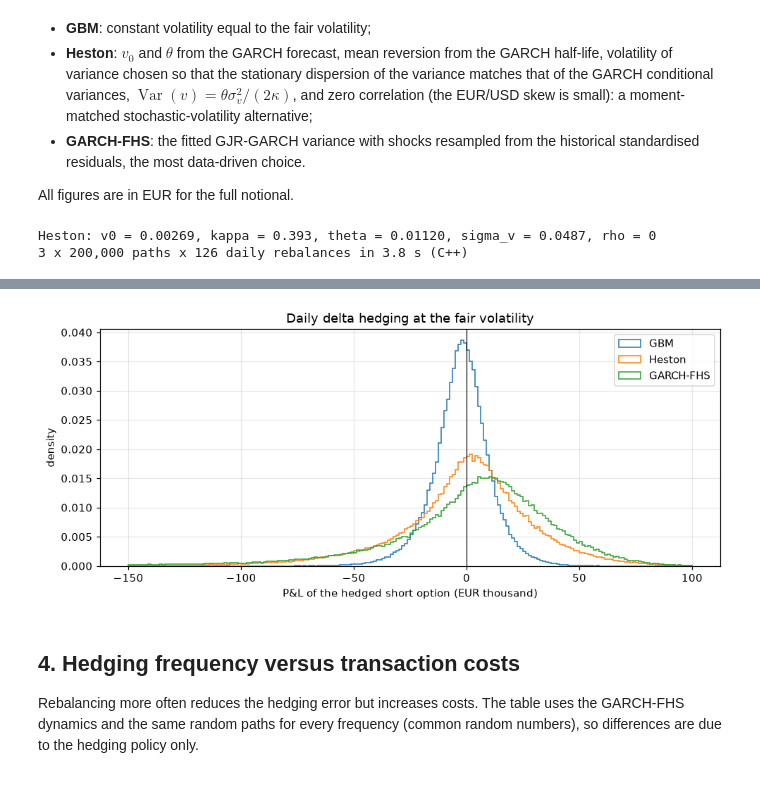
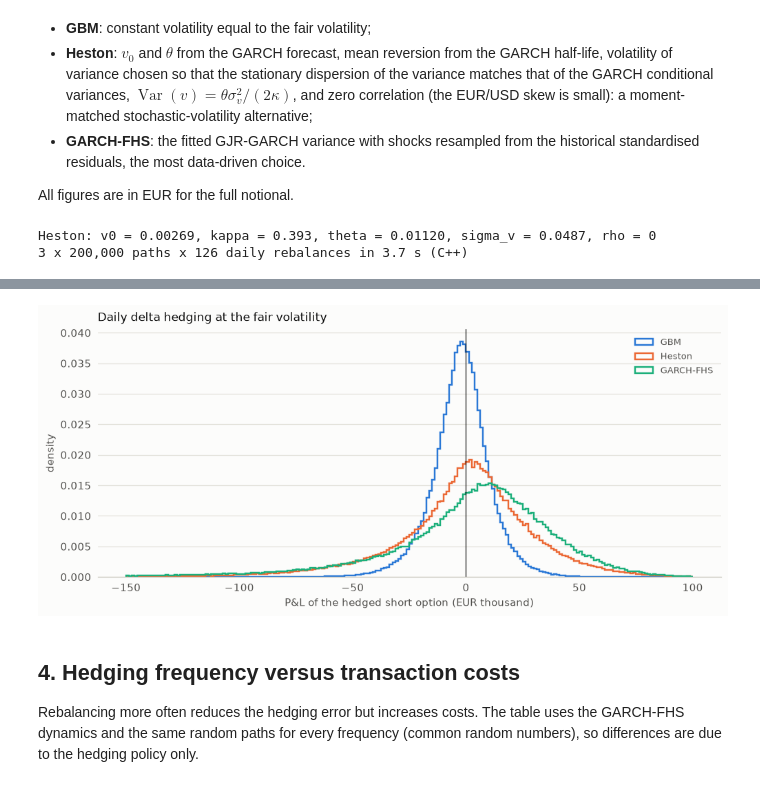
Before and after one commit to paolo993788/Quantitative-finance, a Jupyter notebook: notebooks/case_studies/fx_option_desk_hedging.ipynb, the cells around one changed output, grey strips where cells are left out. Saved outputs shown, nothing was run; the diff lists cells and outputs as text; code cells hidden in the pictures.

```diff
--- a/notebooks/case_studies/fx_option_desk_hedging.ipynb
+++ b/notebooks/case_studies/fx_option_desk_hedging.ipynb
@@ -52,7 +52,8 @@ OUTPUT_DIR = ROOT / "outputs" / "fx_option_desk"
 OUTPUT_DIR.mkdir(parents=True, exist_ok=True)
 
 pd.set_option("display.float_format", lambda x: f"{x:,.4f}")
-plt.rcParams.update({"figure.dpi": 110, "axes.grid": True, "grid.alpha": 0.3})
+from quant_engine.figstyle import MUTED, NEGATIVE, SERIES, notebook_style, ordinal_colors
+notebook_style()   # validated palette, recessive grid, constrained layout (see figstyle.py)
 print(f"quant_engine {quant_engine.__version__} | data mode: {DATA_MODE} | threads: {os.cpu_count()}")
 # %% [output]
 quant_engine 0.1.0 | data mode: official | threads: 4
@@ -161,37 +162,36 @@ vol_of_var = float(np.sqrt(2 * kappa * annual_var.var() / theta))
 heston_params = (var_next * 252 / 1e4, kappa, theta, vol_of_var, 0.0)
 print(f"Heston: v0 = {heston_params[0]:.5f}, kappa = {kappa:.3f}, theta = {theta:.5f}, sigma_v = {vol_of_var:.4f}, rho = 0")
 drift_pct = 100 * (r_usd - r_eur) / 252   # daily drift in percent, consistent with the other two models
 garch_params = (drift_pct, p["omega"], p["alpha"], p["gamma"], p["beta"], var_next)
 common = dict(S0=spot, K=strike, T=T, r_dom=r_usd, r_for=r_eur, sigma_price=fair_vol, sigma_hedge=fair_vol,
               n_steps=TENOR_DAYS, rebalance_every=1, cost_rate=COST_RATE, mu=r_usd - r_eur, n_paths=N_PATHS, seed=SEED)
 scale = NOTIONAL_EUR / spot     # USD per EUR of notional -> EUR for the full notional
 t0 = time.perf_counter()
 runs = {
     "GBM": hedging.simulate(**common, dynamics="gbm", sigma=fair_vol),
     "Heston": hedging.simulate(**common, dynamics="heston", heston=heston_params),
     "GARCH-FHS": hedging.simulate(**common, dynamics="garch_fhs", garch=garch_params, residuals=z),
 }
 print(f"3 x {N_PATHS:,} paths x {TENOR_DAYS} daily rebalances in {time.perf_counter() - t0:.1f} s (C++)")
 models = hedging.comparison_table(runs, scale)
 money = ["premium", "mean", "std. dev.", "MC s.e.", "VaR 95%", "VaR 99%", "ES 97.5%", "mean costs"]
 display(models[money].round(0).join(models[["P(loss)"]].round(3)))
 
 fig, ax = plt.subplots(figsize=(9, 4))
 for label, out in runs.items():
-    ax.hist(out["pnl"] * scale / 1e3, bins=200, range=(-150, 100), histtype="step", density=True, label=label)
+    ax.hist(out["pnl"] * scale / 1e3, bins=200, range=(-150, 100), histtype="step", lw=1.6, density=True, label=label)
 ax.axvline(0, color="k", lw=0.8)
 ax.set(xlabel="P&L of the hedged short option (EUR thousand)", ylabel="density", title="Daily delta hedging at the fair volatility")
 ax.legend()
-fig.tight_layout()
 fig.savefig(OUTPUT_DIR / "pnl_by_model.png", dpi=150)
 # %% [output]
 Heston: v0 = 0.00269, kappa = 0.393, theta = 0.01120, sigma_v = 0.0487, rho = 0
-3 x 200,000 paths x 126 daily rebalances in 3.8 s (C++)
+3 x 200,000 paths x 126 daily rebalances in 3.7 s (C++)
 |  | premium | mean | std. dev. | MC s.e. | VaR 95% | VaR 99% | ES 97.5% | mean costs | P(loss) |
 | GBM | 164,474.0000 | -2,234.0000 | 12,856.0000 | 29.0000 | 23,654.0000 | 37,638.0000 | 38,460.0000 | 2,266.0000 | 0.5730 |
 | Heston | 164,474.0000 | -441.0000 | 30,730.0000 | 69.0000 | 55,182.0000 | 95,259.0000 | 97,232.0000 | 2,265.0000 | 0.4660 |
 | GARCH-FHS | 164,474.0000 | 1,016.0000 | 41,615.0000 | 93.0000 | 71,363.0000 | 148,458.0000 | 155,580.0000 | 2,188.0000 | 0.4010 |
-[figure, old version]
+[figure, new version]
 # %% [markdown]
 ## 4. Hedging frequency versus transaction costs
 
```
Also changed, not shown: parts of 2 cells of this notebook, 4 other files.
